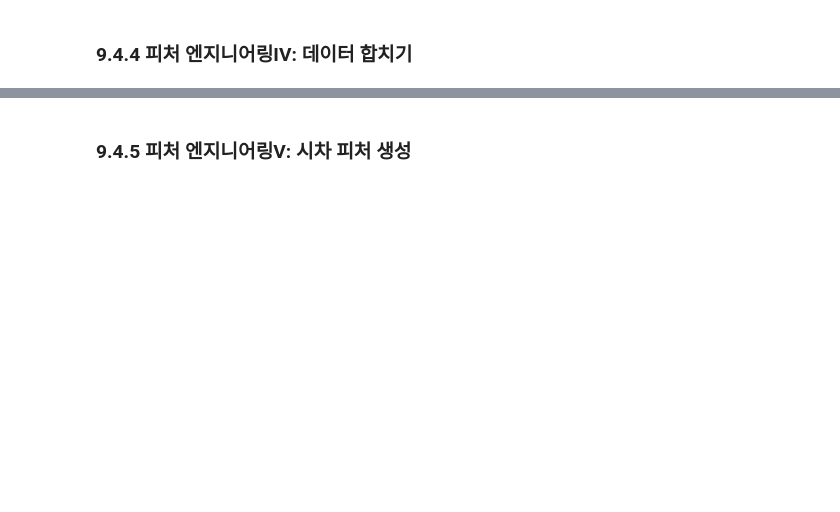
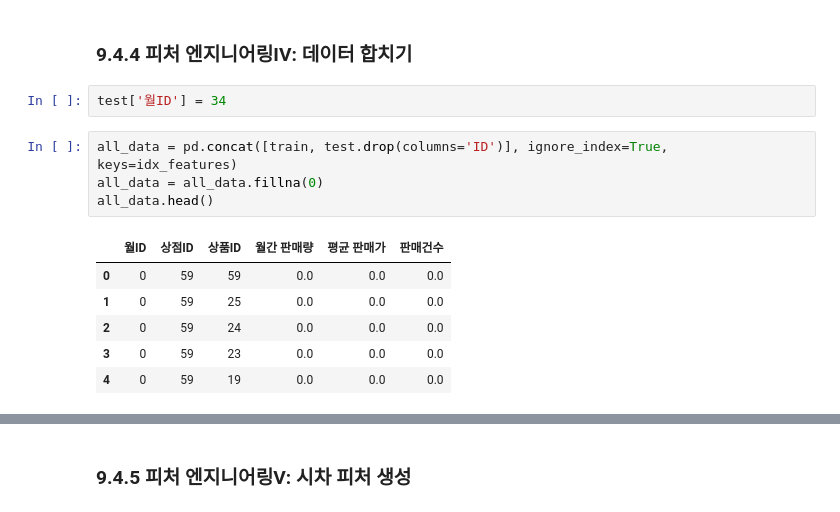
Before and after one commit to sajacaros/ai-competitions, a Jupyter notebook: playground/09_판매량예측/03_성능개선.ipynb, the cells around one changed output, grey strips where cells are left out. Drawn from its saved outputs; the diff is of its cells as text; blank space fills up the shorter version.

```diff
--- a/playground/09_판매량예측/03_성능개선.ipynb
+++ b/playground/09_판매량예측/03_성능개선.ipynb
@@ -27,2 +271,15 @@ submission = pd.read_csv(data_path + 'sample_submission.csv')
 # %% [markdown]
 ### 9.4.4 피처 엔지니어링IV: 데이터 합치기
+# %%
+test['월ID'] = 34
+# %%
+all_data = pd.concat([train, test.drop(columns='ID')], ignore_index=True, keys=idx_features)
+all_data = all_data.fillna(0)
+all_data.head()
+# %% [output]
+|  | 월ID | 상점ID | 상품ID | 월간 판매량 | 평균 판매가 | 판매건수 |
+| 0 | 0 | 59 | 59 | 0.0 | 0.0 | 0.0 |
+| 1 | 0 | 59 | 25 | 0.0 | 0.0 | 0.0 |
+| 2 | 0 | 59 | 24 | 0.0 | 0.0 | 0.0 |
+| 3 | 0 | 59 | 23 | 0.0 | 0.0 | 0.0 |
+| 4 | 0 | 59 | 19 | 0.0 | 0.0 | 0.0 |
```
Also changed, not shown: parts of 49 cells of this notebook, 2 other files.
